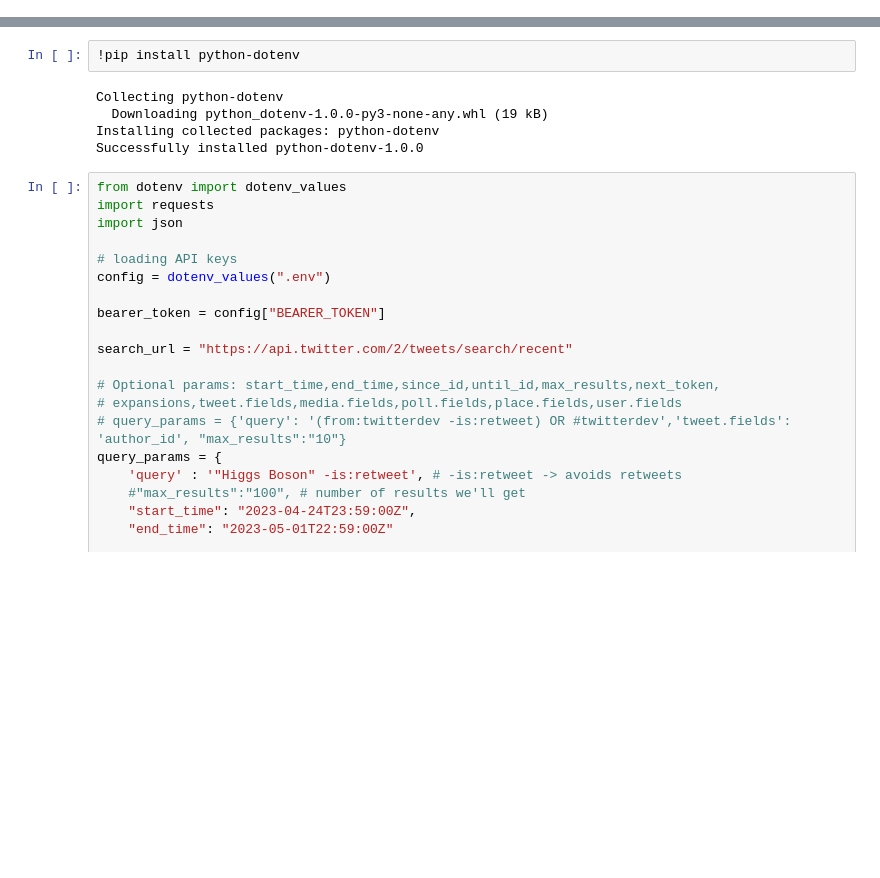
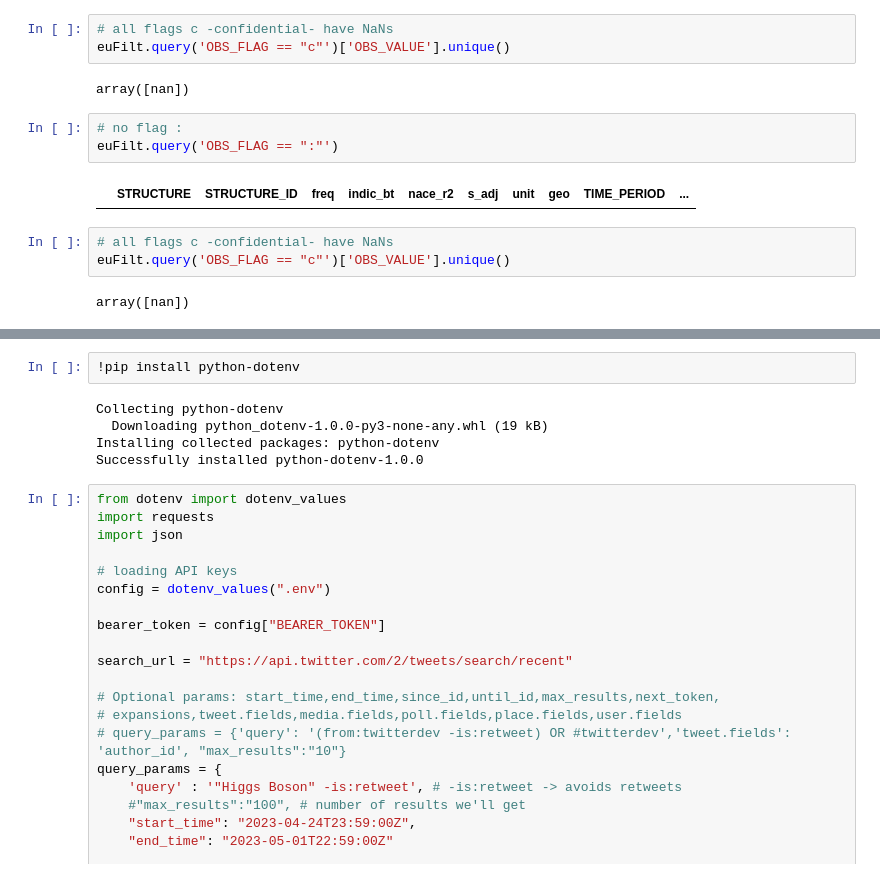
Before and after one commit to Carloselrecharlie/CA_Sem1-R, a Jupyter notebook: CA_1Sem-Repeat.ipynb, the cells around one changed output, grey strips where cells are left out. Saved outputs shown, nothing was run; the diff lists cells and outputs as text; blank space fills up the shorter version.

```diff
--- a/CA_1Sem-Repeat.ipynb
+++ b/CA_1Sem-Repeat.ipynb
@@ -0,0 +142,15 @@
+# %%
+# all flags c -confidential- have NaNs
+euFilt.query('OBS_FLAG == "c"')['OBS_VALUE'].unique()
+# %% [output]
+array([nan])
+# %%
+# no flag :
+euFilt.query('OBS_FLAG == ":"')
+# %% [output]
+|  | STRUCTURE | STRUCTURE_ID | freq | indic_bt | nace_r2 | s_adj | unit | geo | TIME_PERIOD | ... |
+# %%
+# all flags c -confidential- have NaNs
+euFilt.query('OBS_FLAG == "c"')['OBS_VALUE'].unique()
+# %% [output]
+array([nan])
```
Also changed, not shown: parts of 15 cells of this notebook.
